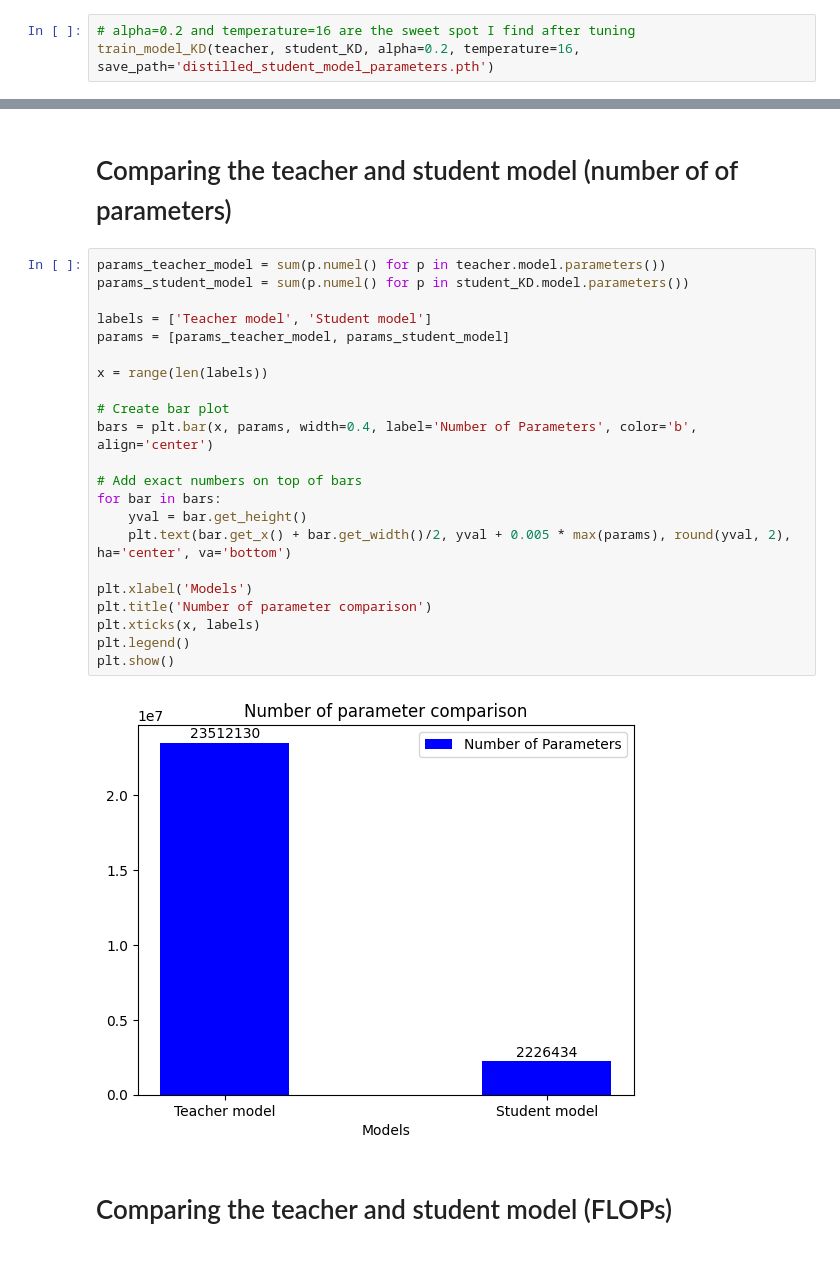
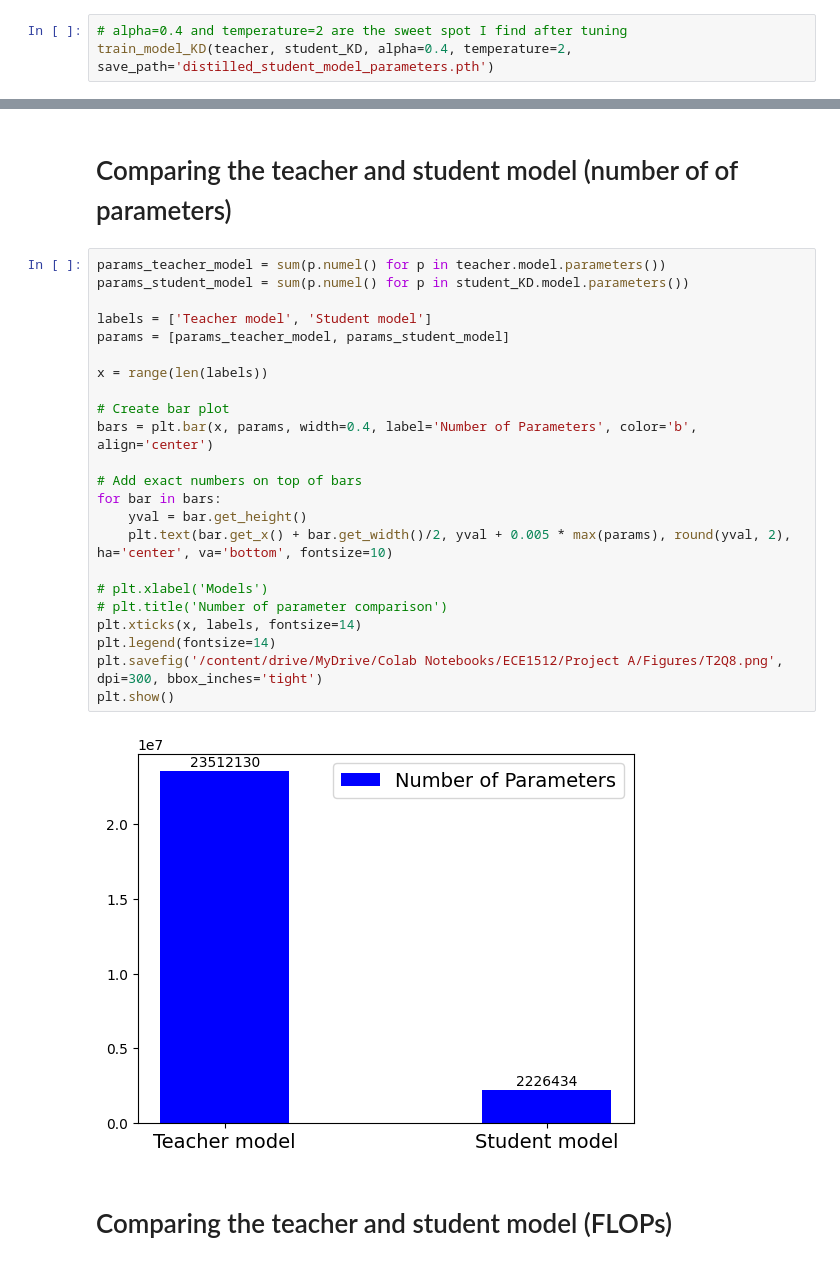
Before and after one commit to sunhuanhuan920/ECE1512_2023F_ProjectRepo_Zhenhuan_Sun, a Jupyter notebook: Project A/Task_2.ipynb, the cells around one changed output, grey strips where cells are left out. Drawn from its saved outputs; the diff is of its cells as text.

```diff
--- a/Project A/Task_2.ipynb
+++ b/Project A/Task_2.ipynb
@@ -480,4 +484,4 @@ student_KD = Student(device)
 # %%
-# alpha=0.2 and temperature=16 are the sweet spot I find after tuning
-train_model_KD(teacher, student_KD, alpha=0.2, temperature=16, save_path='distilled_student_model_parameters.pth')
+# alpha=0.4 and temperature=2 are the sweet spot I find after tuning
+train_model_KD(teacher, student_KD, alpha=0.4, temperature=2, save_path='distilled_student_model_parameters.pth')
 # %% [output]
@@ -619,27 +626,28 @@ F1 Score answers the question: "How well does the model balance precision and re
 # %%
 params_teacher_model = sum(p.numel() for p in teacher.model.parameters())
 params_student_model = sum(p.numel() for p in student_KD.model.parameters())
 
 labels = ['Teacher model', 'Student model']
 params = [params_teacher_model, params_student_model]
 
 x = range(len(labels))
 
 # Create bar plot
 bars = plt.bar(x, params, width=0.4, label='Number of Parameters', color='b', align='center')
 
 # Add exact numbers on top of bars
 for bar in bars:
     yval = bar.get_height()
-    plt.text(bar.get_x() + bar.get_width()/2, yval + 0.005 * max(params), round(yval, 2), ha='center', va='bottom')
+    plt.text(bar.get_x() + bar.get_width()/2, yval + 0.005 * max(params), round(yval, 2), ha='center', va='bottom', fontsize=10)
 
-plt.xlabel('Models')
-plt.title('Number of parameter comparison')
-plt.xticks(x, labels)
-plt.legend()
+# plt.xlabel('Models')
+# plt.title('Number of parameter comparison')
+plt.xticks(x, labels, fontsize=14)
+plt.legend(fontsize=14)
+plt.savefig('/content/drive/MyDrive/Colab Notebooks/ECE1512/Project A/Figures/T2Q8.png', dpi=300, bbox_inches='tight')
 plt.show()
 # %% [output]
-[figure, old version]
+[figure, new version]
 # %% [markdown]
 # Comparing the teacher and student model (FLOPs)
 # %%
```
Also changed, not shown: parts of 17 cells of this notebook.
